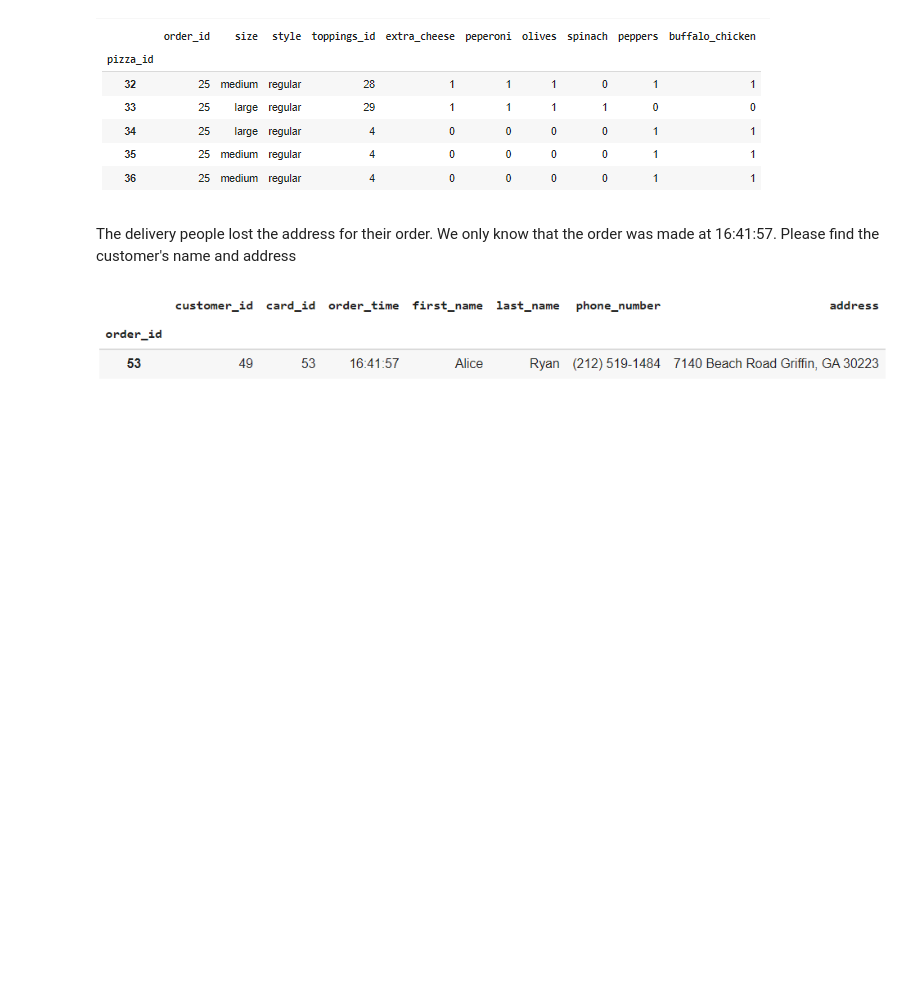
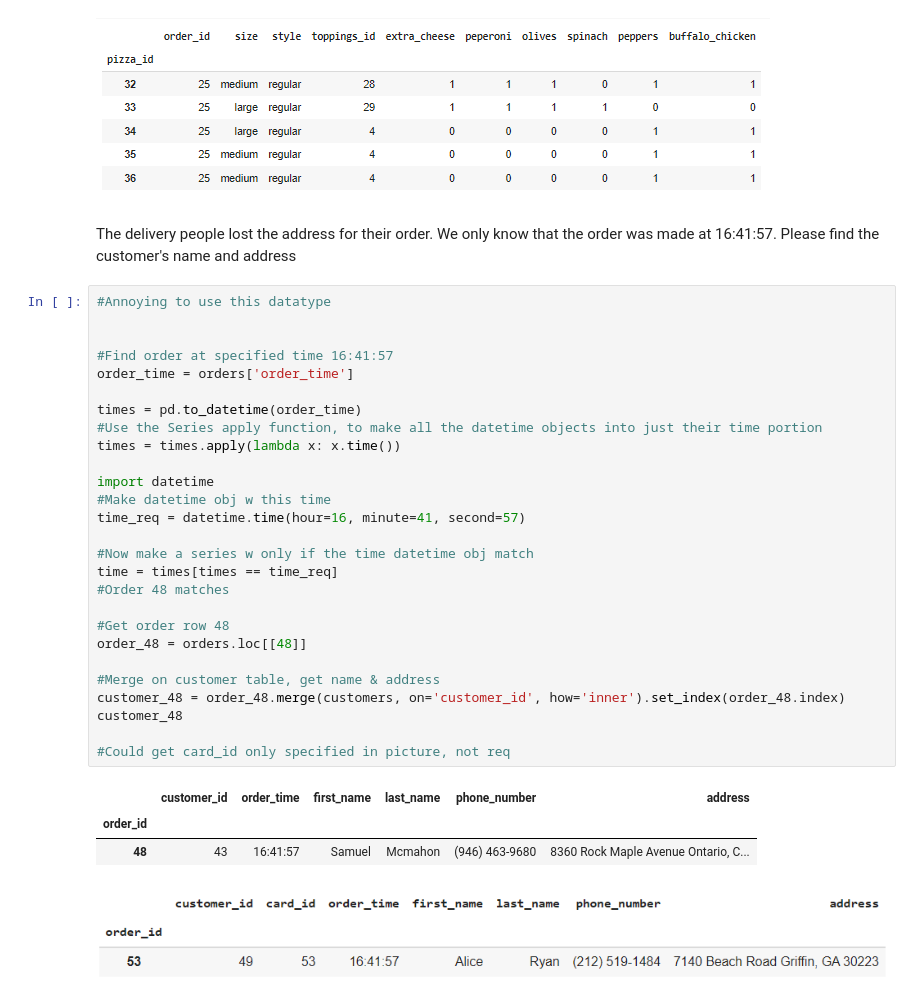
Before and after one commit to Tylervodden98/Pizza-Data-Cleaning, a Jupyter notebook: PandasPizzeria.ipynb, the cells around one changed output. Drawn from its saved outputs; the diff is of its cells as text; blank space fills up the shorter version.

```diff
--- a/PandasPizzeria.ipynb
+++ b/PandasPizzeria.ipynb
@@ -169,6 +284,37 @@ The kitchen needs to know what are the sizes and toppings on the pizzas  for ord
 ![image.png](embedded-picture-1)
 # %% [markdown]
 The delivery people lost the address for their order. We only know that the order was made at 16:41:57. Please find the customer's name and address
+# %%
+#Annoying to use this datatype
+
+
+#Find order at specified time 16:41:57
+order_time = orders['order_time']
+
+times = pd.to_datetime(order_time)
+#Use the Series apply function, to make all the datetime objects into just their time portion
+times = times.apply(lambda x: x.time())
+
+import datetime
+#Make datetime obj w this time
+time_req = datetime.time(hour=16, minute=41, second=57)
+
+#Now make a series w only if the time datetime obj match
+time = times[times == time_req]
+#Order 48 matches
+
+#Get order row 48
+order_48 = orders.loc[[48]]
+
+#Merge on customer table, get name & address
+customer_48 = order_48.merge(customers, on='customer_id', how='inner').set_index(order_48.index)
+customer_48
+
+#Could get card_id only specified in picture, not req
+# %% [output]
+|  | customer_id | order_time | first_name | last_name | phone_number | address |
+| order_id |  |  |  |  |  |  |
+| 48 | 43 | 16:41:57 | Samuel | Mcmahon | (946) 463-9680 | 8360 Rock Maple Avenue Ontario, C... |
 # %% [markdown]
 ![image.png](embedded-picture-1)
 # %% [markdown]
```
Also changed, not shown: parts of 3 cells of this notebook.
